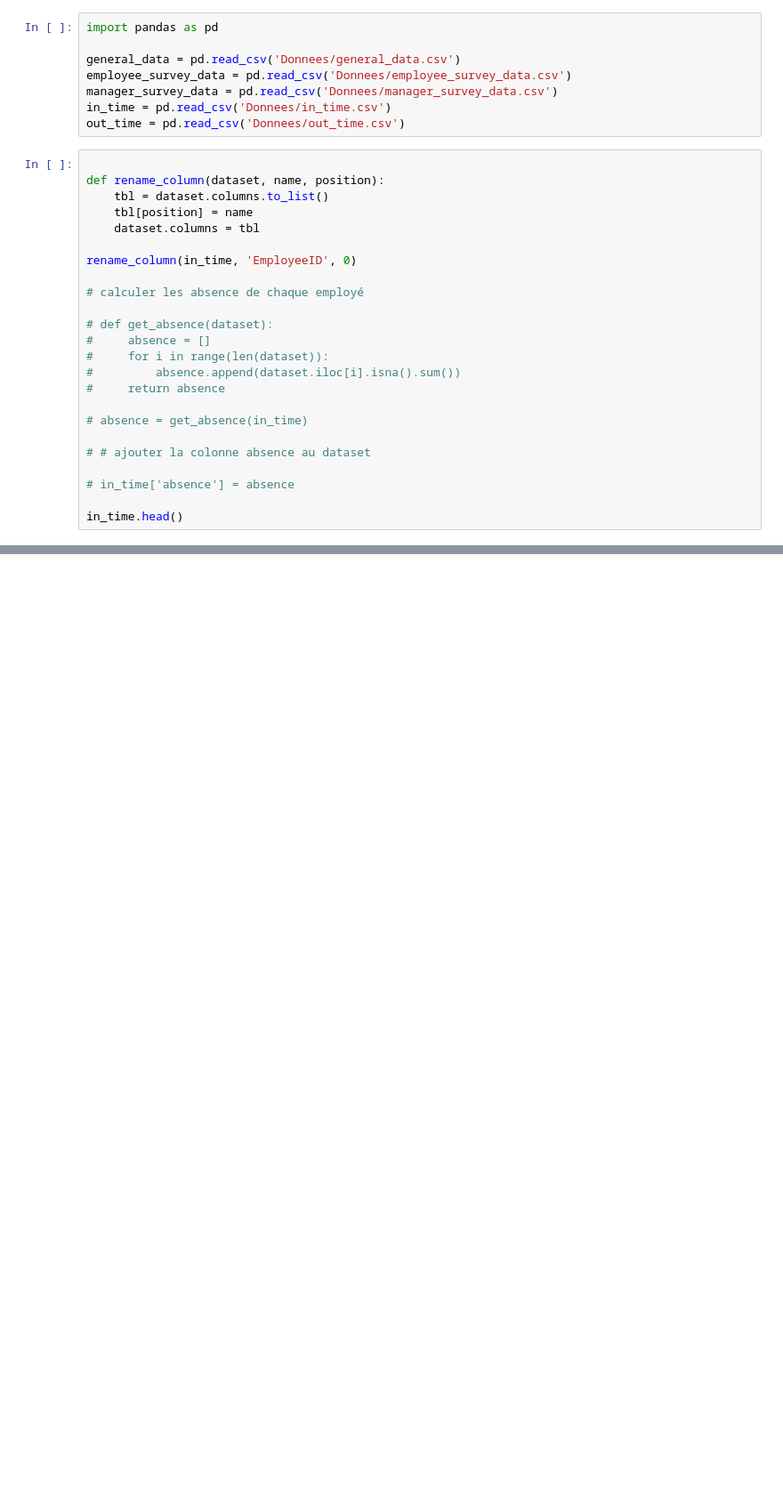
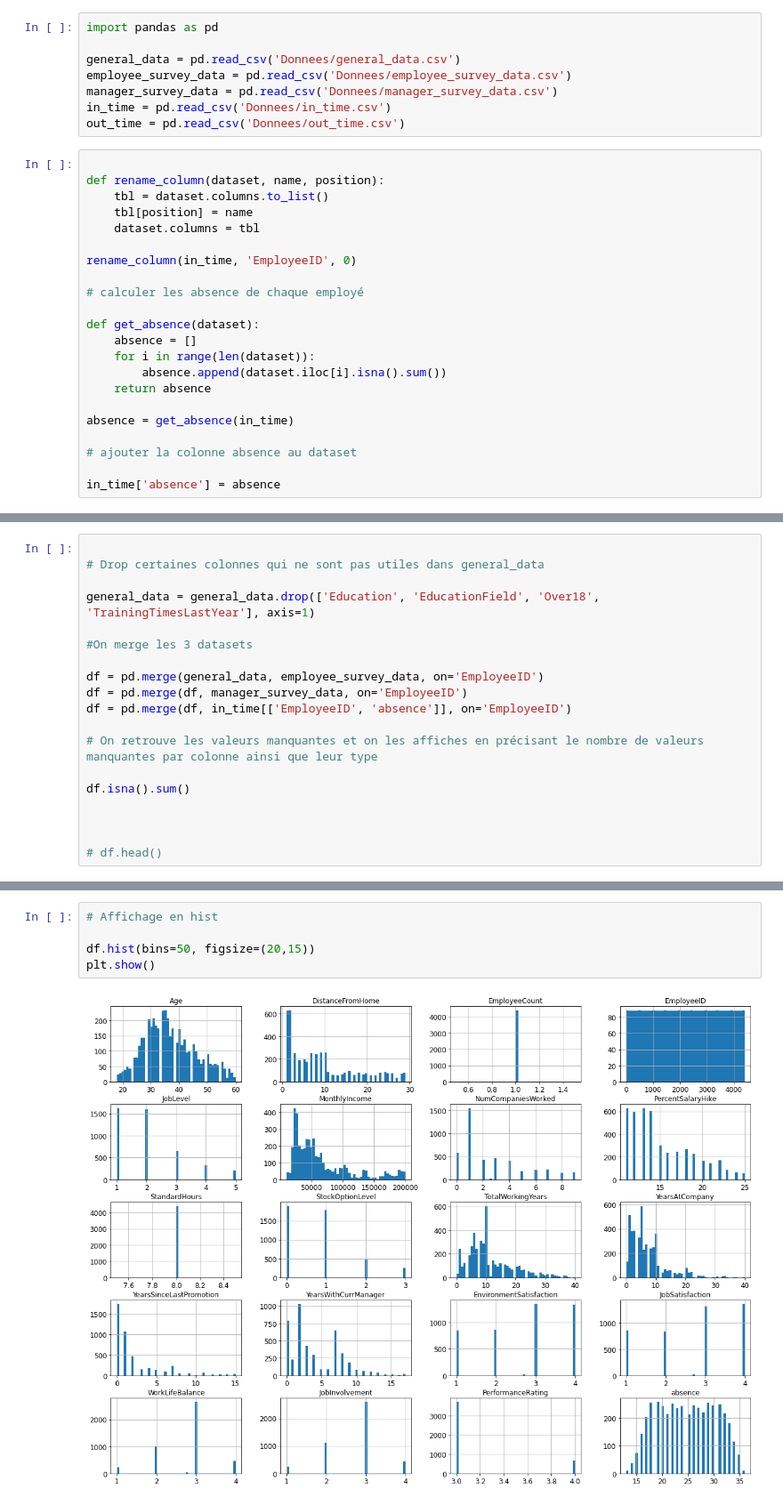
Before and after one commit to FranciscoDF/ProjectIA, a Jupyter notebook: ProjetII.ipynb, the cells around one changed output, grey strips where cells are left out. Shown at 89% size. Saved outputs shown, nothing was run; the diff lists cells and outputs as text; blank space fills up the shorter version.

```diff
--- a/ProjetII.ipynb
+++ b/ProjetII.ipynb
@@ -38,16 +38,14 @@ rename_column(in_time, 'EmployeeID', 0)
 
 # calculer les absence de chaque employé
 
-# def get_absence(dataset):
-#     absence = []
-#     for i in range(len(dataset)):
-#         absence.append(dataset.iloc[i].isna().sum())
-#     return absence
+def get_absence(dataset):
+    absence = []
+    for i in range(len(dataset)):
+        absence.append(dataset.iloc[i].isna().sum())
+    return absence
 
-# absence = get_absence(in_time)
+absence = get_absence(in_time)
 
-# # ajouter la colonne absence au dataset
+# ajouter la colonne absence au dataset
 
-# in_time['absence'] = absence
-
-in_time.head()
+in_time['absence'] = absence
@@ -60,0 +52,19 @@ in_time.head()
+# %%
+
+# Drop certaines colonnes qui ne sont pas utiles dans general_data
+
+general_data = general_data.drop(['Education', 'EducationField', 'Over18', 'TrainingTimesLastYear'], axis=1)
+
+#On merge les 3 datasets
+
+df = pd.merge(general_data, employee_survey_data, on='EmployeeID')
+df = pd.merge(df, manager_survey_data, on='EmployeeID')
+df = pd.merge(df, in_time[['EmployeeID', 'absence']], on='EmployeeID')
+
+# On retrouve les valeurs manquantes et on les affiches en précisant le nombre de valeurs manquantes par colonne ainsi que leur type
+
+df.isna().sum()
+
+
+
+# df.head()
@@ -60,0 +129,7 @@ in_time.head()
+# %%
+# Affichage en hist
+
+df.hist(bins=50, figsize=(20,15))
+plt.show()
+# %% [output]
+[figure, added]
```
Also changed, not shown: parts of 7 cells of this notebook.
